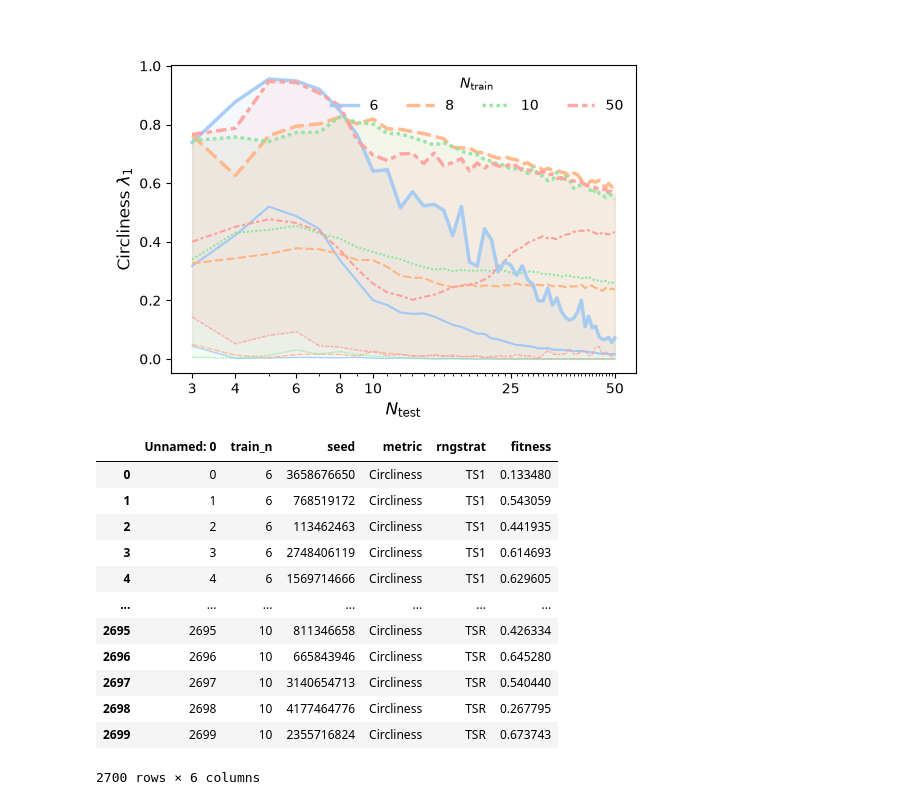
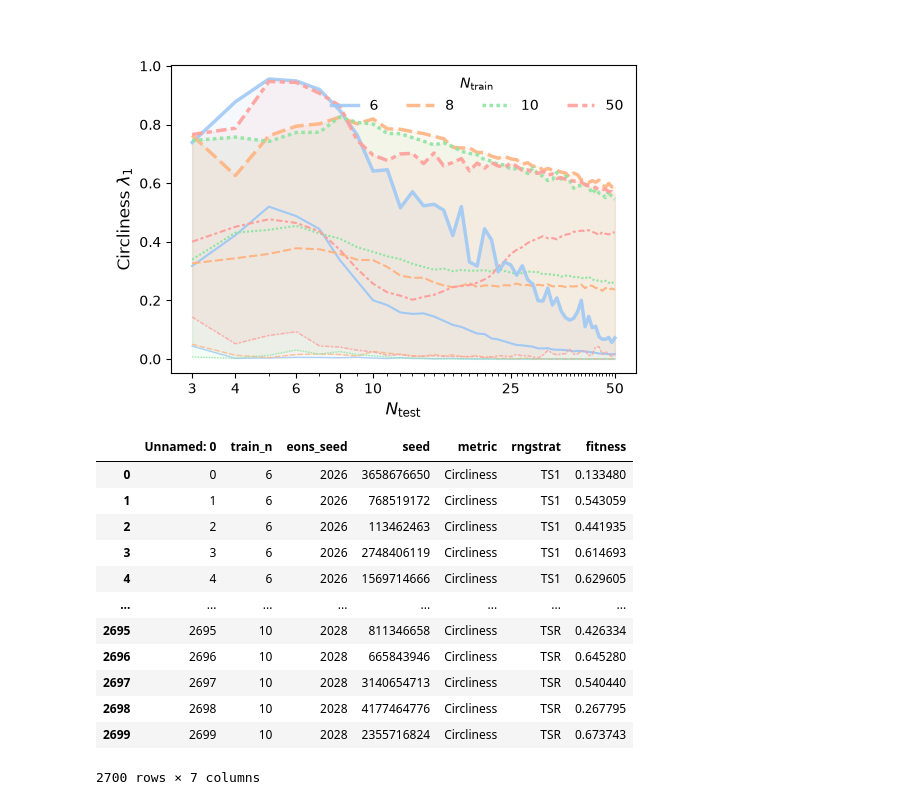
Before and after one commit to kenblu24/neuroswarm, a Jupyter notebook: plots_2026.ipynb, the cells around one changed output. Saved outputs shown, nothing was run; the diff lists cells and outputs as text; code cells hidden in the pictures.

```diff
--- a/plots_2026.ipynb
+++ b/plots_2026.ipynb
@@ -279,21 +247,21 @@ plt.savefig("circliness-vs-n-train.pdf", backend='pgf')
 # %% [output]
 [figure]
 # %%
-mill_tsr_path = pl.Path('results/mill_tsr-20260909-1000t-e500.csv')
+mill_tsr_path = pl.Path('results/mill_tsr-20260910-1000t-e500.csv')
 mtsrdf = pd.read_csv(mill_tsr_path)
 # mvndf.groupby(['test_n', 'train_n']).agg({'fitness': ['mean', 'std']})
 mtsrdf
 # %% [output]
-|  | Unnamed: 0 | train_n | seed | metric | rngstrat | fitness |
-| 0 | 0 | 6 | 3658676650 | Circliness | TS1 | 0.133480 |
-| 1 | 1 | 6 | 768519172 | Circliness | TS1 | 0.543059 |
-| 2 | 2 | 6 | 113462463 | Circliness | TS1 | 0.441935 |
-| 3 | 3 | 6 | 2748406119 | Circliness | TS1 | 0.614693 |
-| 4 | 4 | 6 | 1569714666 | Circliness | TS1 | 0.629605 |
-| ... | ... | ... | ... | ... | ... | ... |
-| 2695 | 2695 | 10 | 811346658 | Circliness | TSR | 0.426334 |
-| 2696 | 2696 | 10 | 665843946 | Circliness | TSR | 0.645280 |
-| 2697 | 2697 | 10 | 3140654713 | Circliness | TSR | 0.540440 |
-| 2698 | 2698 | 10 | 4177464776 | Circliness | TSR | 0.267795 |
-| 2699 | 2699 | 10 | 2355716824 | Circliness | TSR | 0.673743 |
+|  | Unnamed: 0 | train_n | eons_seed | seed | metric | rngstrat | fitness |
+| 0 | 0 | 6 | 2026 | 3658676650 | Circliness | TS1 | 0.133480 |
+| 1 | 1 | 6 | 2026 | 768519172 | Circliness | TS1 | 0.543059 |
+| 2 | 2 | 6 | 2026 | 113462463 | Circliness | TS1 | 0.441935 |
+| 3 | 3 | 6 | 2026 | 2748406119 | Circliness | TS1 | 0.614693 |
+| 4 | 4 | 6 | 2026 | 1569714666 | Circliness | TS1 | 0.629605 |
+| ... | ... | ... | ... | ... | ... | ... | ... |
+| 2695 | 2695 | 10 | 2028 | 811346658 | Circliness | TSR | 0.426334 |
+| 2696 | 2696 | 10 | 2028 | 665843946 | Circliness | TSR | 0.645280 |
+| 2697 | 2697 | 10 | 2028 | 3140654713 | Circliness | TSR | 0.540440 |
+| 2698 | 2698 | 10 | 2028 | 4177464776 | Circliness | TSR | 0.267795 |
+| 2699 | 2699 | 10 | 2028 | 2355716824 | Circliness | TSR | 0.673743 |
-2700 rows × 6 columns
+2700 rows × 7 columns
```
Also changed, not shown: parts of 8 cells of this notebook, 1 other file.
